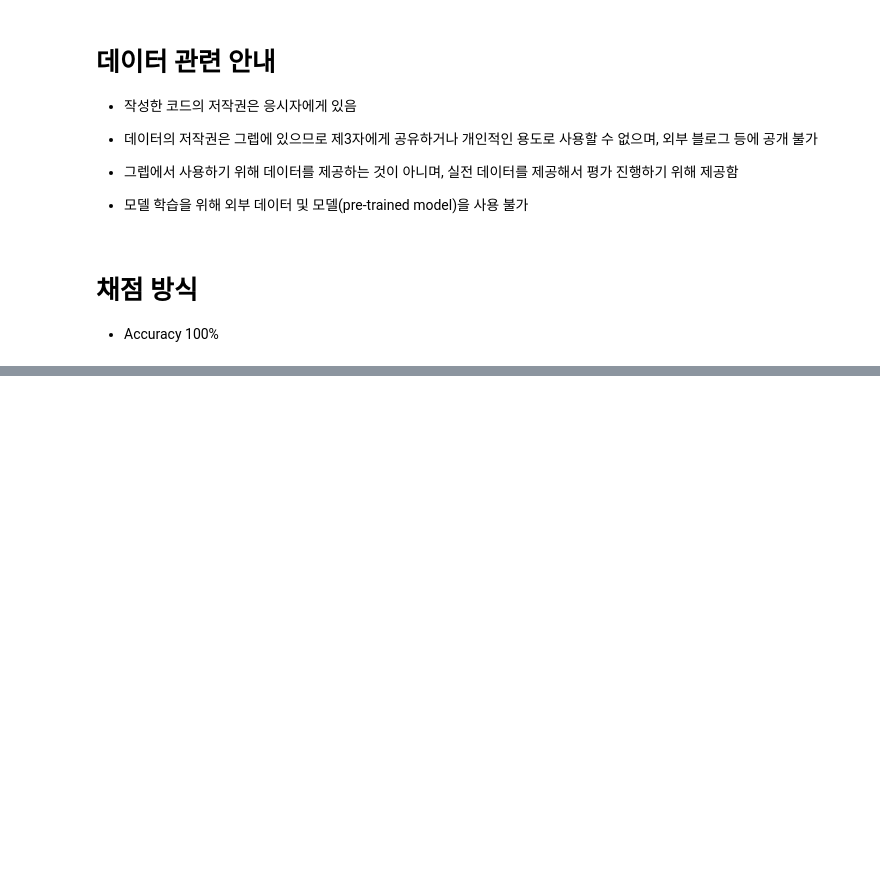
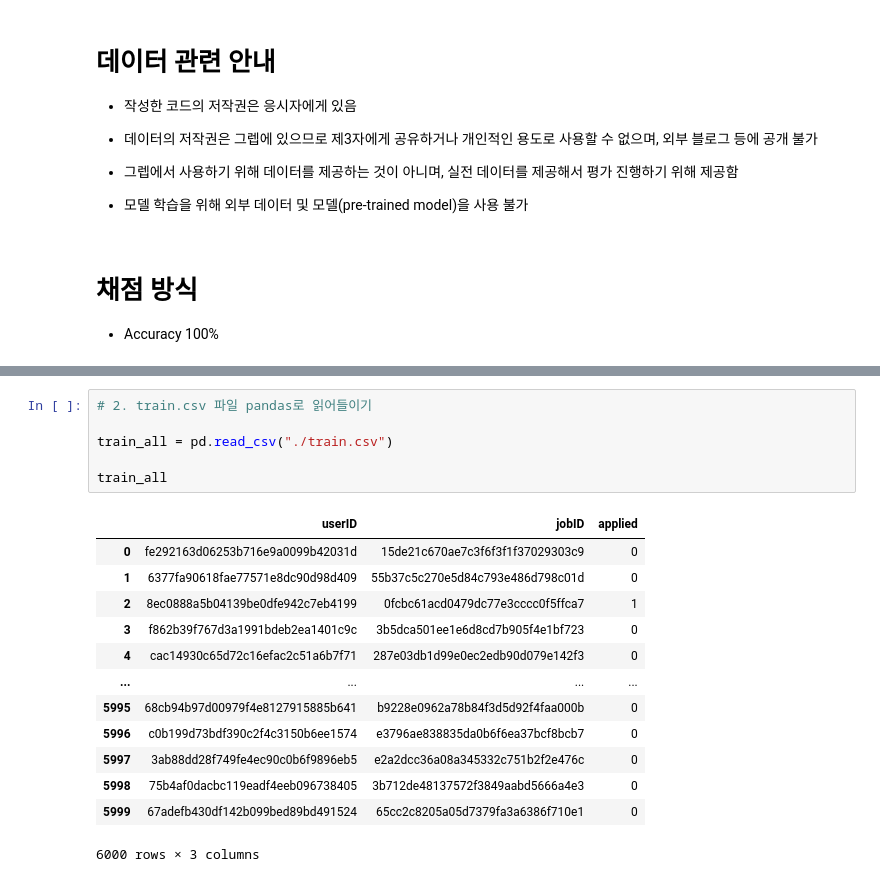
Before and after one commit to RyanKor/dev-match-recommendation, a Jupyter notebook: recommendation_system.ipynb, the cells around one changed output, grey strips where cells are left out. Drawn from its saved outputs; the diff is of its cells as text; blank space fills up the shorter version.

```diff
--- a/recommendation_system.ipynb
+++ b/recommendation_system.ipynb
@@ -117,0 +141,20 @@
+# %%
+# 2. train.csv 파일 pandas로 읽어들이기
+
+train_all = pd.read_csv("./train.csv")
+
+train_all
+# %% [output]
+|  | userID | jobID | applied |
+| 0 | fe292163d06253b716e9a0099b42031d | 15de21c670ae7c3f6f3f1f37029303c9 | 0 |
+| 1 | 6377fa90618fae77571e8dc90d98d409 | 55b37c5c270e5d84c793e486d798c01d | 0 |
+| 2 | 8ec0888a5b04139be0dfe942c7eb4199 | 0fcbc61acd0479dc77e3cccc0f5ffca7 | 1 |
+| 3 | f862b39f767d3a1991bdeb2ea1401c9c | 3b5dca501ee1e6d8cd7b905f4e1bf723 | 0 |
+| 4 | cac14930c65d72c16efac2c51a6b7f71 | 287e03db1d99e0ec2edb90d079e142f3 | 0 |
+| ... | ... | ... | ... |
+| 5995 | 68cb94b97d00979f4e8127915885b641 | b9228e0962a78b84f3d5d92f4faa000b | 0 |
+| 5996 | c0b199d73bdf390c2f4c3150b6ee1574 | e3796ae838835da0b6f6ea37bcf8bcb7 | 0 |
+| 5997 | 3ab88dd28f749fe4ec90c0b6f9896eb5 | e2a2dcc36a08a345332c751b2f2e476c | 0 |
+| 5998 | 75b4af0dacbc119eadf4eeb096738405 | 3b712de48137572f3849aabd5666a4e3 | 0 |
+| 5999 | 67adefb430df142b099bed89bd491524 | 65cc2c8205a05d7379fa3a6386f710e1 | 0 |
+6000 rows × 3 columns
```
Also changed, not shown: parts of 37 cells of this notebook.
